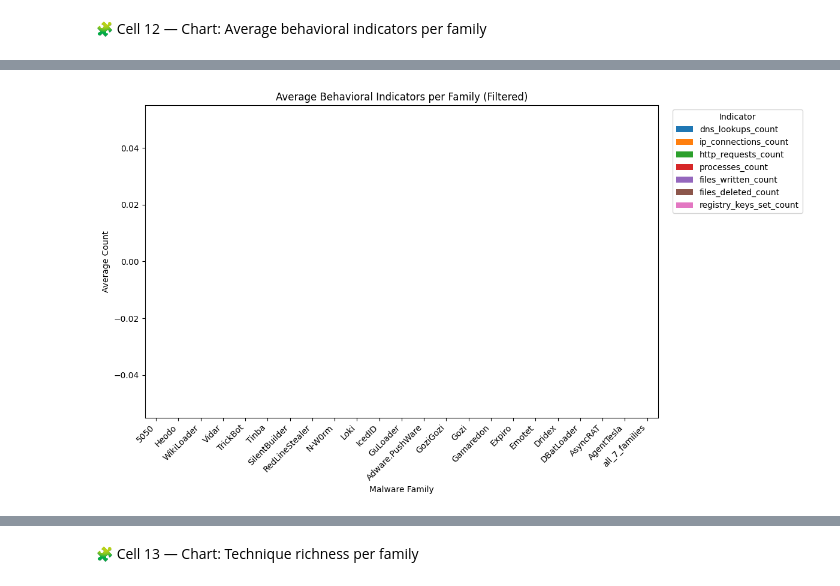
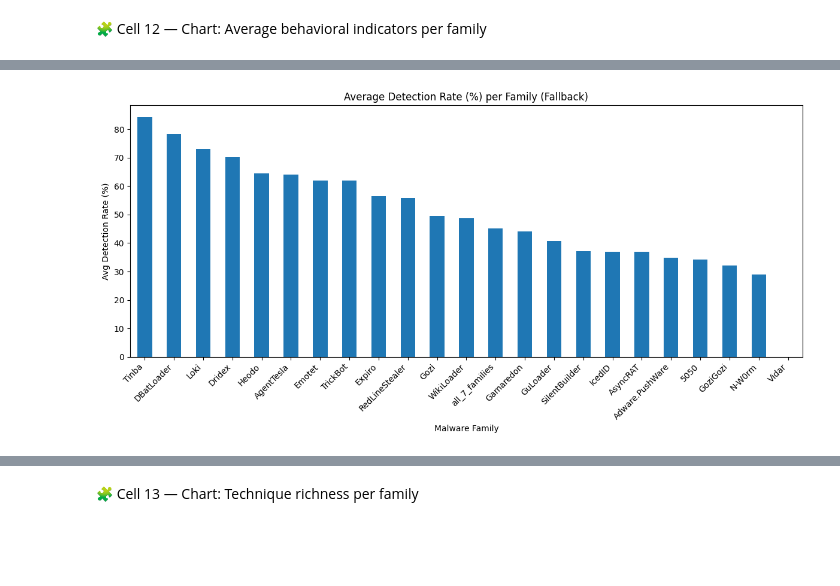
Before and after one commit to razia93zinnia/CybersecurityProject, a Jupyter notebook: analysis_code.ipynb, the cells around one changed output, grey strips where cells are left out. Drawn from its saved outputs; the diff is of its cells as text; code cells hidden in the pictures; blank space fills up the shorter version.

Commit message:
update the cell 12 to 14 code there some issue

```diff
--- a/analysis_code.ipynb
+++ b/analysis_code.ipynb
@@ -236,21 +236,89 @@ Saved: charts/samples_by_year.png
 # %% [markdown]
 🧩 Cell 12 — Chart: Average behavioral indicators per family
 # %%
+# indicator_cols = [
+#     "dns_lookups_count", "ip_connections_count", "http_requests_count",
+#     "processes_count", "files_written_count", "files_deleted_count",
+#     "registry_keys_set_count"
+# ]
+# present = [c for c in indicator_cols if c in df_f.columns]
+# if present:
+#     fam_avg = df_f.groupby("family")[present].mean().sort_values(by=present[0], ascending=False)
+#     ax = fam_avg.plot(kind="bar", figsize=(12, 7))
+#     plt.title("Average Behavioral Indicators per Family (Filtered)")
+#     plt.xlabel("Malware Family")
+#     plt.ylabel("Average Count")
+#     plt.xticks(rotation=45, ha="right")
+#     plt.legend(title="Indicator", bbox_to_anchor=(1.02, 1), loc="upper left")
+#     savefig(CHART_DIR / "avg_indicators_per_family.png")
+# else:
+#     print("Skipped Avg Indicators chart (no indicator columns).")
+
+
+
+# 🧩 Cell 12 — Robust "Average behavioral indicators per family" with fallbacks
+
 indicator_cols = [
     "dns_lookups_count", "ip_connections_count", "http_requests_count",
     "processes_count", "files_written_count", "files_deleted_count",
     "registry_keys_set_count"
 ]
 present = [c for c in indicator_cols if c in df_f.columns]
-if present:
-    fam_avg = df_f.groupby("family")[present].mean().sort_values(by=present[0], ascending=False)
-    ax = fam_avg.plot(kind="bar", figsize=(12, 7))
-    plt.title("Average Behavioral Indicators per Family (Filtered)")
-    plt.xlabel("Malware Family")
-    plt.ylabel("Average Count")
-    plt.xticks(rotation=45, ha="right")
-    plt.legend(title="Indicator", bbox_to_anchor=(1.02, 1), loc="upper left")
-    savefig(CHART_DIR / "avg_indicators_per_family.png")
+
+if not present:
+    print("Skipped Avg Indicators chart (no indicator columns in dataframe).")
 else:
-    print("Skipped Avg Indicators chart (no indicator columns).")
+    # Average counts per family
+    fam_avg = (
+        df_f.groupby("family", dropna=False)[present]
+            .mean()
+            .fillna(0)
+            .sort_values(by=present[0], ascending=False)
+    )
+
+    total_sum = float(fam_avg.values.sum()) if not fam_avg.empty else 0.0
+    if fam_avg.empty or total_sum == 0.0:
+        # Fallback #1: average detection rate per family
+        alt = (
+            df_f.groupby("family", dropna=False)["detection_rate_pct"]
+                .mean()
+                .dropna()
+                .sort_values(ascending=False)
+        )
+        if not alt.empty:
+            print("ℹ️ All behavioral indicator averages are zero — falling back to 'Average Detection Rate (%) per Family'.")
+            plt.figure(figsize=(12, 6))
+            alt.plot(kind="bar")
+            plt.title("Average Detection Rate (%) per Family (Fallback)")
+            plt.xlabel("Malware Family")
+            plt.ylabel("Avg Detection Rate (%)")
+            plt.xticks(rotation=45, ha="right")
+            savefig(CHART_DIR / "avg_detection_rate_per_family_fallback.png")
+        else:
+            # Fallback #2: sample counts per family
+            counts = df_f["family"].value_counts().sort_values(ascending=False)
+            if counts.empty:
+                print("No data after filtering; cannot plot.")
+            else:
+                print("ℹ️ No indicator or detection-rate data — falling back to 'Samples per Family'.")
+                plt.figure(figsize=(12, 6))
+                counts.plot(kind="bar")
+                plt.title("Samples per Malware Family (Fallback)")
+                plt.xlabel("Malware Family")
+                plt.ylabel("Number of Samples")
+                plt.xticks(rotation=45, ha="right")
+                savefig(CHART_DIR / "samples_per_family_fallback.png")
+    else:
+        # Normal case: plot the average indicator bars
+        ax = fam_avg.plot(kind="bar", figsize=(12, 7))
+        plt.title("Average Behavioral Indicators per Family (Filtered)")
+        plt.xlabel("Malware Family")
+        plt.ylabel("Average Count")
+        plt.xticks(rotation=45, ha="right")
+        plt.legend(title="Indicator", bbox_to_anchor=(1.02, 1), loc="upper left")
+        # If all bars are zero (flat line), force a small y-limit so axes are visible
+        ymax = float(fam_avg.values.max()) if not fam_avg.empty else 0.0
+        if ymax == 0.0:
+            plt.ylim(0, 1)  # show a visible baseline
+        savefig(CHART_DIR / "avg_indicators_per_family.png")
 # %% [output]
@@ -257 +326 @@ else:
-[figure, old version]
+[figure, new version]
```
Also changed, not shown: parts of 3 cells of this notebook, 2 other files.
